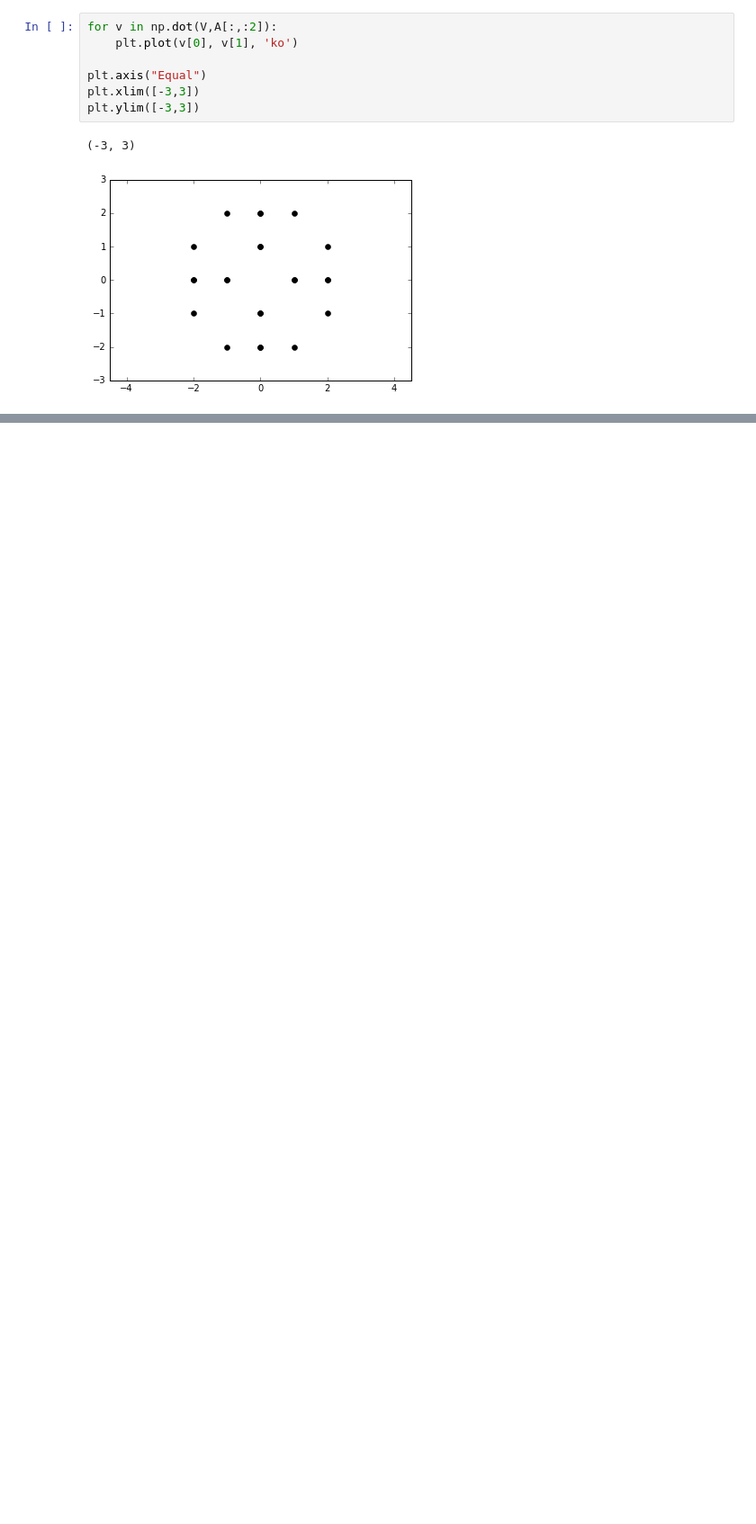
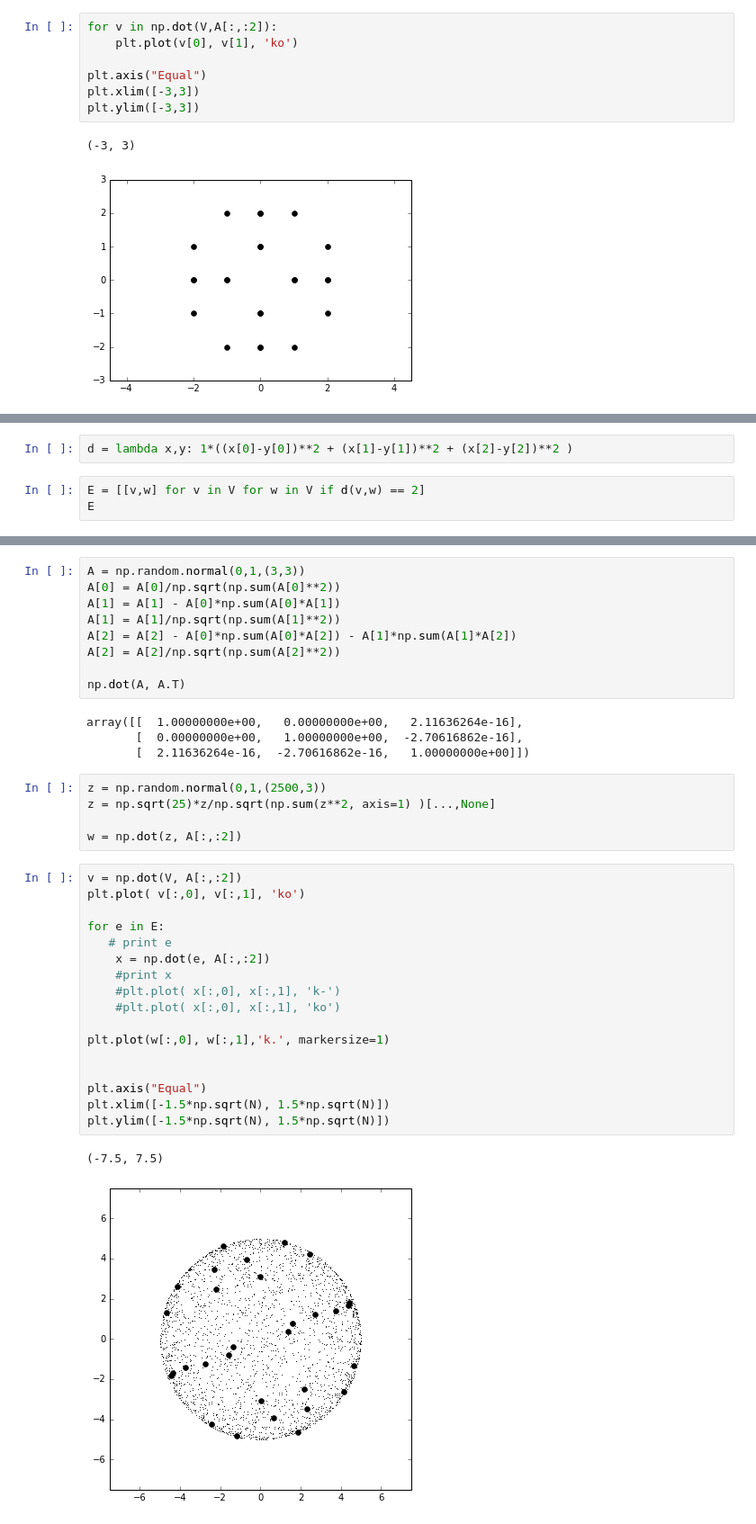
Before and after one commit to mango314/math-blog, a Jupyter notebook: 112416 - 3D shape.ipynb, the cells around one changed output, grey strips where cells are left out. Shown at 90% size. Cells and saved outputs as stored; diff of their text form; blank space fills up the shorter version.

```diff
--- a/112416 - 3D shape.ipynb
+++ b/112416 - 3D shape.ipynb
@@ -109,0 +135,5 @@ plt.ylim([-3,3])
+# %%
+d = lambda x,y: 1*((x[0]-y[0])**2 + (x[1]-y[1])**2 + (x[2]-y[2])**2 )
+# %%
+E = [[v,w] for v in V for w in V if d(v,w) == 2]
+E
@@ -109,0 +158,38 @@ plt.ylim([-3,3])
+# %%
+A = np.random.normal(0,1,(3,3))
+A[0] = A[0]/np.sqrt(np.sum(A[0]**2))
+A[1] = A[1] - A[0]*np.sum(A[0]*A[1])
+A[1] = A[1]/np.sqrt(np.sum(A[1]**2))
+A[2] = A[2] - A[0]*np.sum(A[0]*A[2]) - A[1]*np.sum(A[1]*A[2])
+A[2] = A[2]/np.sqrt(np.sum(A[2]**2))
+
+np.dot(A, A.T)
+# %% [output]
+array([[  1.00000000e+00,   0.00000000e+00,   2.11636264e-16],
+       [  0.00000000e+00,   1.00000000e+00,  -2.70616862e-16],
+       [  2.11636264e-16,  -2.70616862e-16,   1.00000000e+00]])
+# %%
+z = np.random.normal(0,1,(2500,3))
+z = np.sqrt(25)*z/np.sqrt(np.sum(z**2, axis=1) )[...,None]
+
+w = np.dot(z, A[:,:2])
+# %%
+v = np.dot(V, A[:,:2])
+plt.plot( v[:,0], v[:,1], 'ko')
+
+for e in E:
+   # print e
+    x = np.dot(e, A[:,:2])
+    #print x
+    #plt.plot( x[:,0], x[:,1], 'k-')
+    #plt.plot( x[:,0], x[:,1], 'ko')
+
+plt.plot(w[:,0], w[:,1],'k.', markersize=1)
+
+
+plt.axis("Equal")
+plt.xlim([-1.5*np.sqrt(N), 1.5*np.sqrt(N)])
+plt.ylim([-1.5*np.sqrt(N), 1.5*np.sqrt(N)])
+# %% [output]
+(-7.5, 7.5)
+[figure, added]
```
Also changed, not shown: parts of 11 cells of this notebook.
